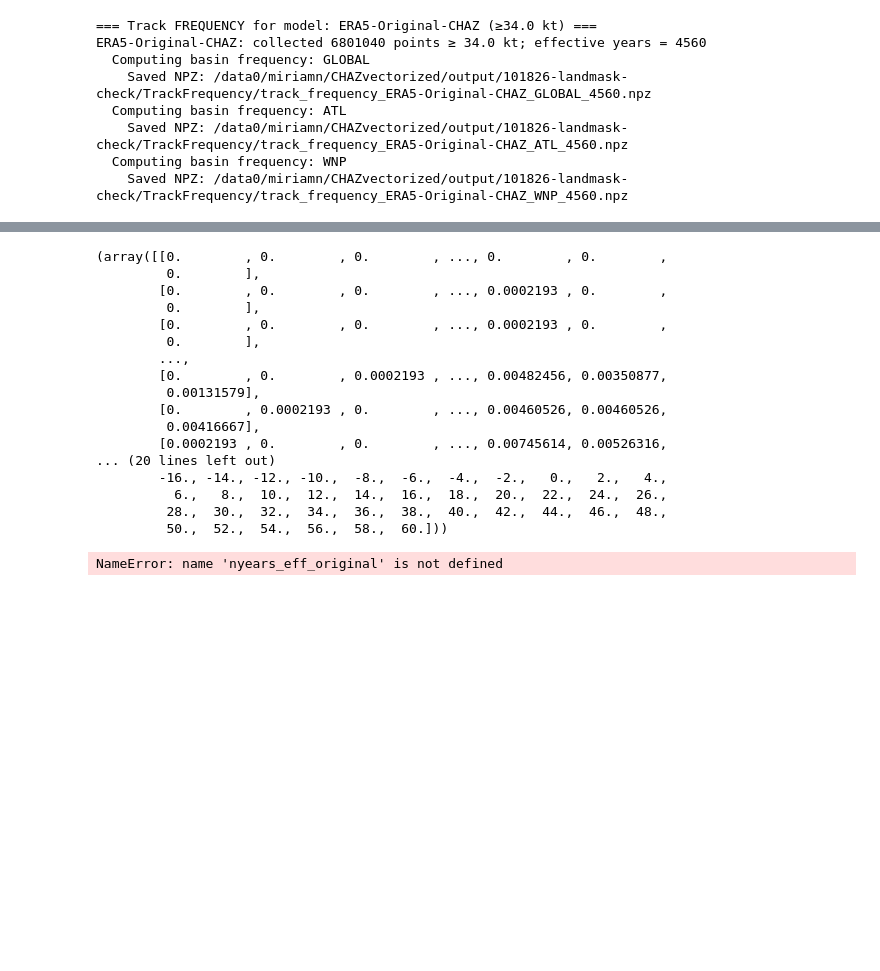
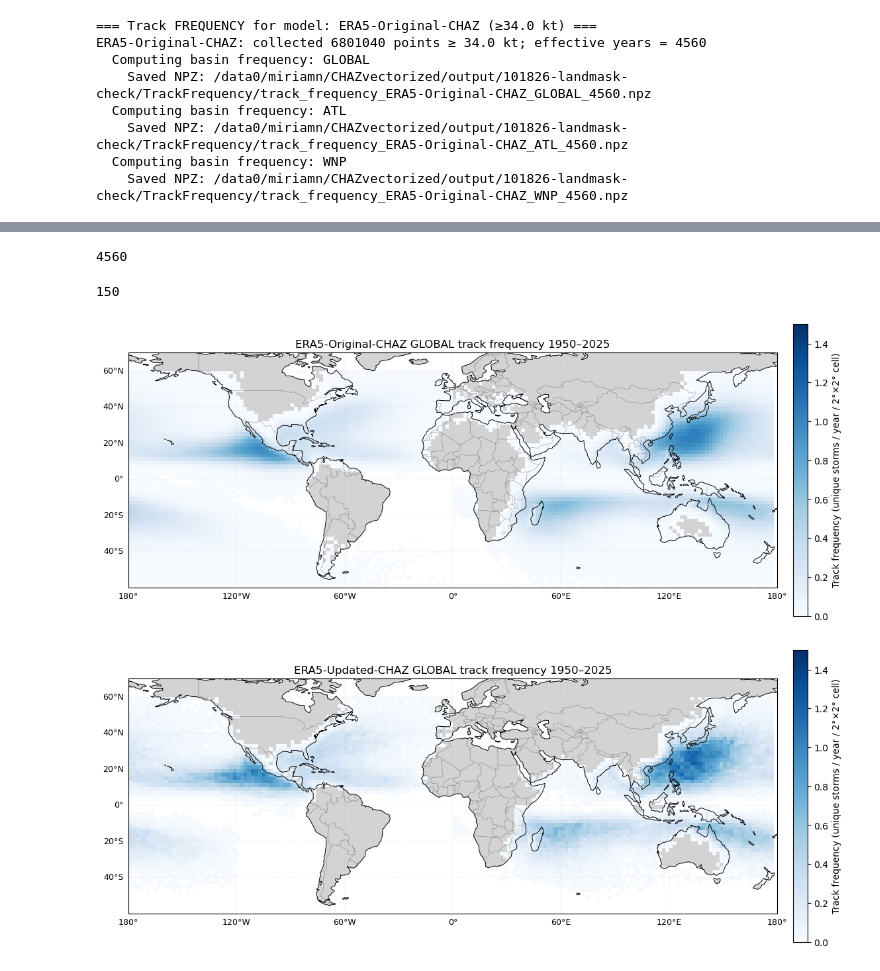
Before and after one commit to zentouro/CHAZ, a Jupyter notebook: CHAZv2/analysis/track-frequency.ipynb, the cells around one changed output, grey strips where cells are left out. Drawn from its saved outputs; the diff is of its cells as text; code cells hidden in the pictures; blank space fills up the shorter version.

```diff
--- a/CHAZv2/analysis/track-frequency.ipynb
+++ b/CHAZv2/analysis/track-frequency.ipynb
@@ -612,47 +612,36 @@ def plot_track_frequency_set(
             horizontal_cbar=True,
         )
 # %%
-orig_results['GLOBAL']
+orig_years
 # %% [output]
-(array([[0.        , 0.        , 0.        , ..., 0.        , 0.        ,
-         0.        ],
-        [0.        , 0.        , 0.        , ..., 0.0002193 , 0.        ,
-         0.        ],
-        [0.        , 0.        , 0.        , ..., 0.0002193 , 0.        ,
-         0.        ],
-        ...,
-        [0.        , 0.        , 0.0002193 , ..., 0.00482456, 0.00350877,
-         0.00131579],
-        [0.        , 0.0002193 , 0.        , ..., 0.00460526, 0.00460526,
-         0.00416667],
-        [0.0002193 , 0.        , 0.        , ..., 0.00745614, 0.00526316,
-... (20 lines left out)
-        -16., -14., -12., -10.,  -8.,  -6.,  -4.,  -2.,   0.,   2.,   4.,
-          6.,   8.,  10.,  12.,  14.,  16.,  18.,  20.,  22.,  24.,  26.,
-         28.,  30.,  32.,  34.,  36.,  38.,  40.,  42.,  44.,  46.,  48.,
-         50.,  52.,  54.,  56.,  58.,  60.]))
+4560
+# %%
+update_years
+# %% [output]
+150
 # %%
 # ##TODO: FIX THSI
 # nyears_eff_original = 4560
 # nyears_eff_updated = 750
 
 
 plot_track_frequency_npz(
-    f"{gv.output_path}TrackFrequency/track_frequency_ERA5-Original-CHAZ_GLOBAL_{nyears_eff_original}.npz",
+    f"{gv.output_path}TrackFrequency/track_frequency_ERA5-Original-CHAZ_GLOBAL_{orig_years}.npz",
     extent="global",
     cmap="Blues",
     vmax=1.5,
     horizontal_cbar=False,
 )
 
 plot_track_frequency_npz(
-    f"{gv.output_path}TrackFrequency/track_frequency_ERA5-Updated-CHAZ_GLOBAL_{nyears_eff_updated}.npz",
+    f"{gv.output_path}TrackFrequency/track_frequency_ERA5-Updated-CHAZ_GLOBAL_{update_years}.npz",
     extent="global",
     cmap="Blues",
     vmax=1.5,
     horizontal_cbar=False,
 )
 # %% [output]
-NameError: name 'nyears_eff_original' is not defined
+[figure, added]
+[figure, added]
 # %%
 plot_track_frequency_npz(
```
Also changed, not shown: parts of 9 cells of this notebook, 10 other files.
